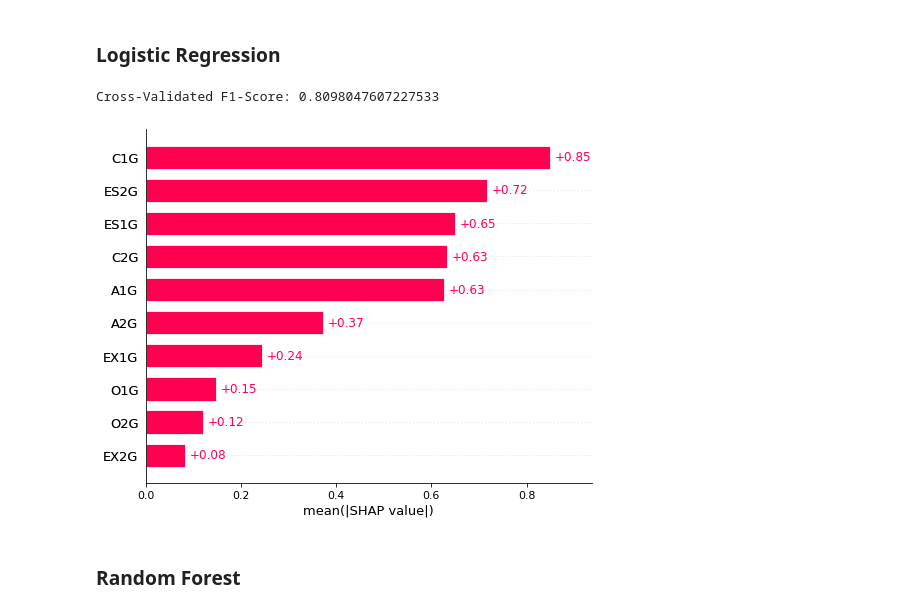
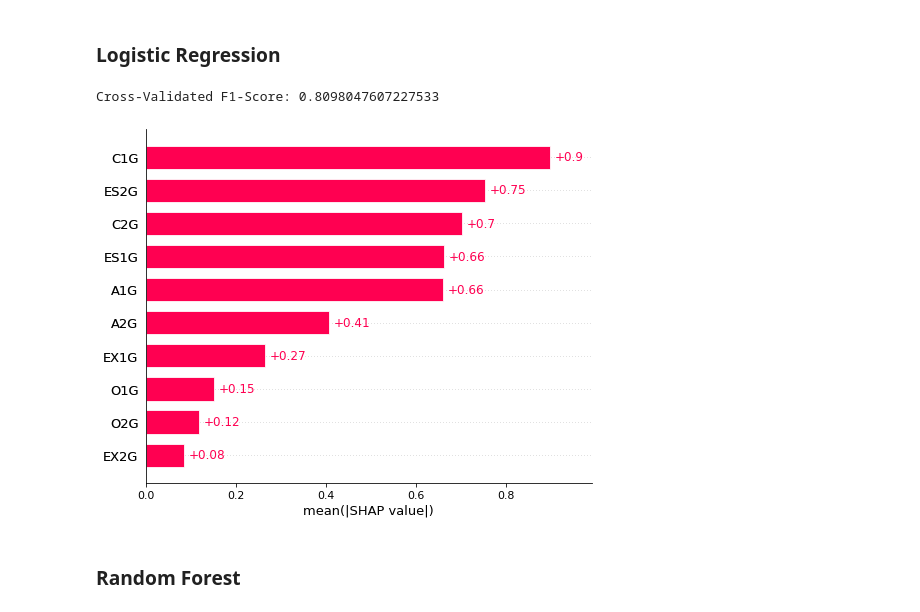
Before and after one commit to santiviquez/lie-detection, a Jupyter notebook: predictors_reliability.ipynb, the cells around one changed output. Drawn from its saved outputs; the diff is of its cells as text; code cells hidden in the pictures.

```diff
--- a/predictors_reliability.ipynb
+++ b/predictors_reliability.ipynb
@@ -191,12 +195,12 @@ sns.barplot(data=comparison_df, x="variable", y="value", hue="model")
 # %% [markdown]
 ### Logistic Regression
-# %%
-clf = LogisticRegression(solver="lbfgs")
-shap_values, f1 = get_shap_values(clf, BF_CTU_df, 5)
-print(f"Cross-Validated F1-Score: {f1}")
-shap.plots.bar(shap_values)
-# %% [output]
-Cross-Validated F1-Score: 0.8098047607227533
-[figure, removed]
+# %%
+clf = LogisticRegression(solver="lbfgs", penalty="none")
+shap_values_lr, f1 = get_shap_values(clf, BF_CTU_df, 5)
+print(f"Cross-Validated F1-Score: {f1}")
+shap.plots.bar(shap_values_lr)
+# %% [output]
+Cross-Validated F1-Score: 0.8098047607227533
+[figure, added]
 # %% [markdown]
 ### Random Forest
```
Also changed, not shown: parts of 23 cells of this notebook.
